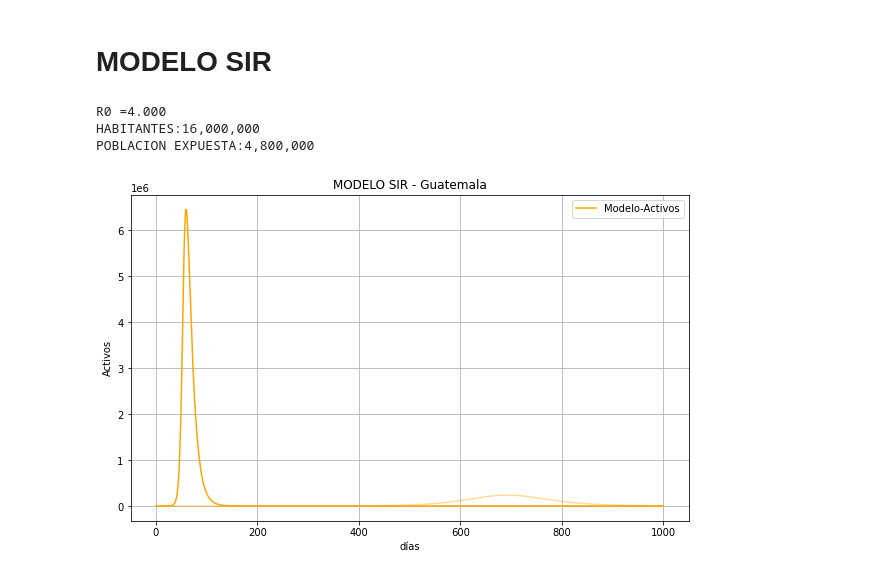
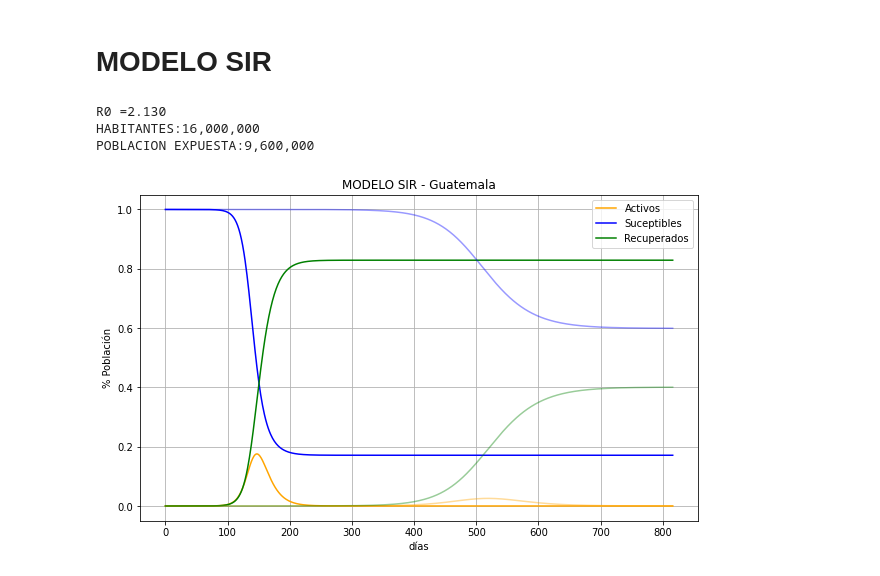
Before and after one commit to pepedp/Otros, a Jupyter notebook: Covid19.ipynb, the cells around one changed output. Cells and saved outputs as stored; diff of their text form; code cells hidden in the pictures.

```diff
--- a/Covid19.ipynb
+++ b/Covid19.ipynb
@@ -299,11 +326,11 @@ elif (Actualizar_BigQuery):
 # %%
 #@title
 Poblacion =  16e6#@param {type:"number"}
-beta =  .4#@param {type:"number"}
+beta =  .213#@param {type:"number"}
 gamma =  0.1#@param {type:"number"}
-tiempo = 1000 #@param {type:"slider", min:50, max:1000, step:1}
-Exposicion = 0.3 #@param {type:"slider", min:0.1, max:1, step:0.1}
-modelo_completo = False #@param {type:"boolean"}
+tiempo = 816 #@param {type:"slider", min:50, max:1000, step:1}
+Exposicion = 0.6 #@param {type:"slider", min:0.1, max:1, step:0.1}
+modelo_completo = True #@param {type:"boolean"}
 datos_pais = False #@param {type:"boolean"}
 N=Poblacion
 poblacion_expuesta=N/Exposicion
@@ -321,36 +348,36 @@ if (modelo_completo):
   t = np.linspace(0,tiempo ,tiempo)
   sol_ecuaciones = scipy.integrate.odeint(Modelo_SIR, [S0, I0, R0], t, args=(N,beta, gamma))
   plt.ylabel("% Población")
   plt.plot(t, sol_ecuaciones[:, 1]/N, label="Activos", color="Orange")
   plt.plot(t, sol_ecuaciones[:, 0]/N, label="Suceptibles", color="Blue")
   plt.plot(t, sol_ecuaciones[:, 2]/N, label="Recuperados", color="Green")
   if Exposicion<1:
     sol_ecuaciones2 = scipy.integrate.odeint(Modelo_SIR, [S0, I0, R0], t, args=(poblacion_expuesta,beta, gamma))
     plt.ylabel("% Población")
     plt.plot(t, sol_ecuaciones2[:, 1]/N, color="Orange", alpha=0.4)
     plt.plot(t, sol_ecuaciones2[:, 0]/N, color="Blue", alpha=0.4)
     plt.plot(t, sol_ecuaciones2[:, 2]/N, color="Green", alpha=0.4)
 else:
   t = np.linspace(0,tiempo ,tiempo)
   sol_ecuaciones = scipy.integrate.odeint(Modelo_SIR, [S0, I0, R0], t, args=(N,beta, gamma))
   plt.plot(t, sol_ecuaciones[:, 1], label="Modelo-Activos", color="Orange")
   plt.ylabel("Activos")
   if Exposicion<1:
     sol_ecuaciones2 = scipy.integrate.odeint(Modelo_SIR, [S0, I0, R0], t, args=(poblacion_expuesta,beta, gamma))
     plt.plot(t, sol_ecuaciones2[:, 1], color="Orange", alpha=0.4)
   if (datos_pais):
     plt.bar(x[0:tiempo+1].flatten(),activos[0:tiempo+1].flatten(), color="Blue",alpha=0.3,label="Activos" )
 
 plt.title("MODELO SIR - {}".format(pais))
 plt.xlabel("días")
 plt.grid()
 plt.legend()
 plt.show()
 # %% [output]
-R0 =4.000
+R0 =2.130
 HABITANTES:16,000,000
-POBLACION EXPUESTA:4,800,000
+POBLACION EXPUESTA:9,600,000
-[figure, old version]
+[figure, new version]
 # %% [markdown]
 ## Ecuaciones Diferenciales
 
```
Also changed, not shown: parts of 3 cells of this notebook.
